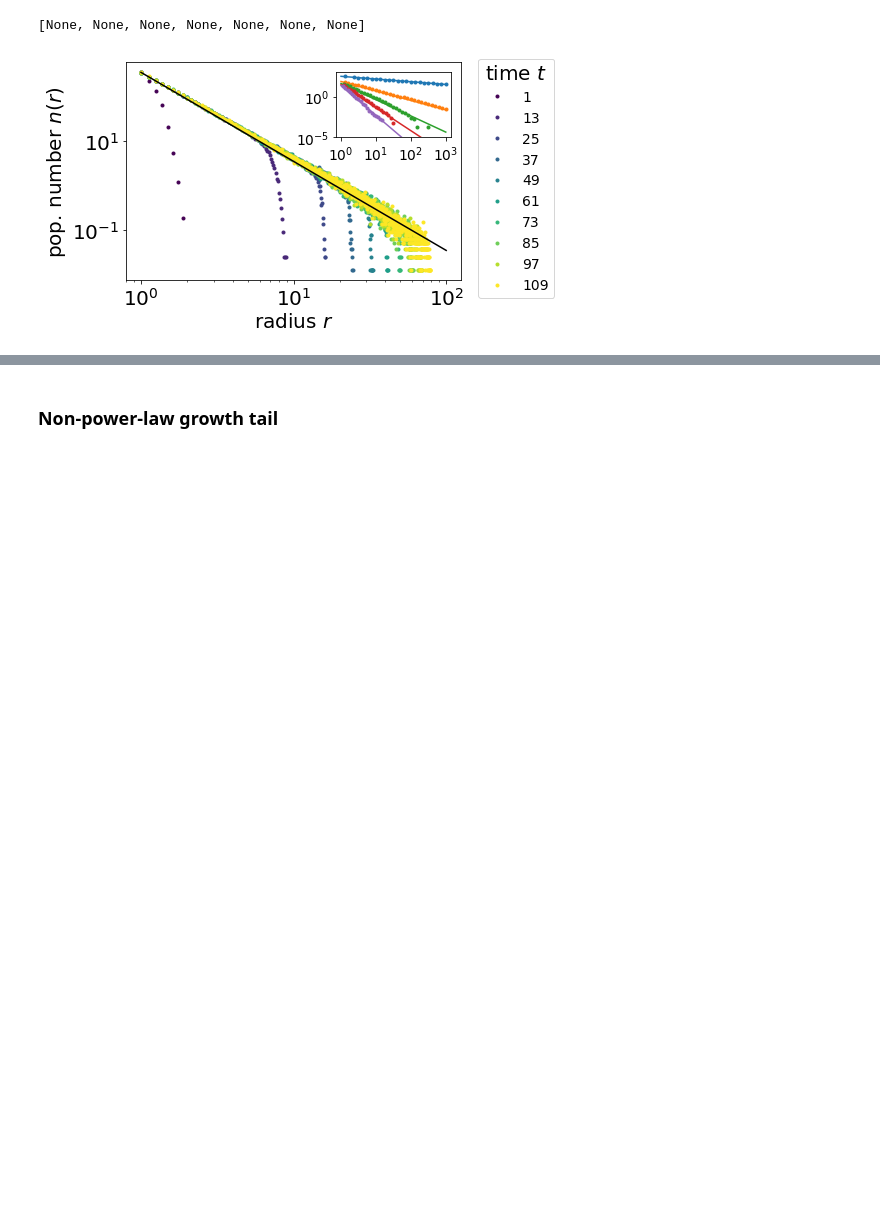
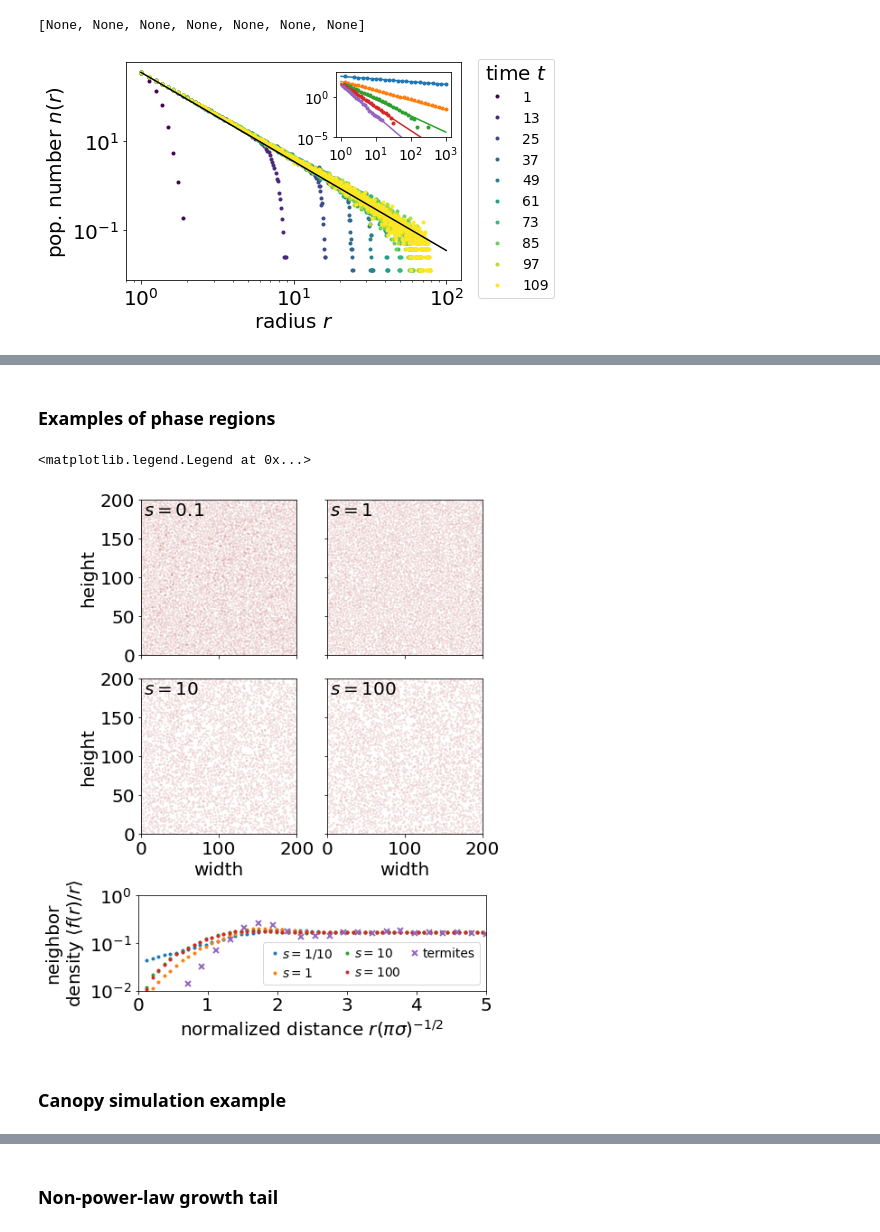
Before and after one commit to eltrompetero/simple_sessile, a Jupyter notebook: plotting (pnas).ipynb, the cells around one changed output, grey strips where cells are left out. Cells and saved outputs as stored; diff of their text form; code cells hidden in the pictures; blank space fills up the shorter version.

```diff
--- a/plotting (pnas).ipynb
+++ b/plotting (pnas).ipynb
@@ -614,0 +461,60 @@ fig.savefig(f'{imgdr}/indpt_model.pdf', bbox_inches='tight')
+# %% [markdown]
+### Examples of phase regions
+# %%
+load_pickle('cache/spacing_with_cg.p')
+
+allxy = xy
+
+fig = plt.figure(figsize=(6.9,10))
+gs = GridSpec(3, 2, wspace=.1, hspace=.5, height_ratios=(1,1,.7))
+gsSub = GridSpecFromSubplotSpec(2,2, gs[:2,:], wspace=.15, hspace=.15)
+ax = (fig.add_subplot(gsSub[0,0], aspect='equal'),
+      fig.add_subplot(gsSub[0,1], aspect='equal'),
+      fig.add_subplot(gsSub[1,0], aspect='equal'),
+      fig.add_subplot(gsSub[1,1], aspect='equal'))
+
+xy = vstack(allxy[cgRange[-1]][areaDeathRateRange[0]][0])
+data.plot(xy, [1.5]*len(xy), 200, ax=ax[0])
+ax[0].text(3, 180, r'$s=0.1$')
+
+xy = vstack(allxy[cgRange[-1]][areaDeathRateRange[3]][0])
+data.plot(xy, [1.5]*len(xy), 200, ax=ax[1])
+ax[1].text(3, 180, r'$s=1$')
+
+xy = vstack(allxy[cgRange[-1]][areaDeathRateRange[6]][0])
+data.plot(xy, [1.5]*len(xy), 200, ax=ax[2])
+ax[2].text(3, 180, r'$s=10$')
+
+xy = vstack(allxy[cgRange[-1]][areaDeathRateRange[9]][0])
+data.plot(xy, [1.5]*len(xy), 200, ax=ax[3])
+ax[3].text(3, 180, r'$s=100$')
+
+ax[0].set(xticklabels=[], ylabel='height')
+ax[1].set(xticklabels=[], yticklabels=[])
+ax[2].set(xlabel='width', ylabel='height')
+ax[3].set(yticklabels=[], xlabel='width')
+
+
+load_pickle('plotting/spatial_corr_liquid.p')
+ax = fig.add_subplot(gs[2,:])
+
+for p_ in list(p.values())[::3]:
+    # spatial autocorrelation function
+    ax.semilogy(r, p_/r, '.')
+
+namp, namr = data.namibia_corr_fcn()
+drRatio = (namr[1]-namr[0]) / (r[1]-r[0])
+ax.plot(namr, namp/namr / drRatio, 'x', mew=2)
+
+ax.set(xlim=(0,5), yscale='log',
+       xlabel=r"normalized distance $r(\pi\sigma)^{-1/2}$", ylabel='neighbor\n'+r"density $\langle f(r)/r\rangle$")
+ax.set(ylim=(1e-2,1), yticks=[1e-2,.1,1])
+ax.legend([r'$s=1/10$',r'$s=1$',r'$s=10$',r'$s=100$']+['termites'],
+          ncol=3, fontsize='x-small', columnspacing=.6, handletextpad=.09, handlelength=1, loc=4)
+
+fig.savefig(f'{imgdr}/liquid_phase.pdf', bbox_inches='tight')
+# %% [output]
+<matplotlib.legend.Legend at 0x...>
+[figure, added]
+# %% [markdown]
+### Canopy simulation example
```
Also changed, not shown: parts of 61 cells of this notebook, 1 other file.
